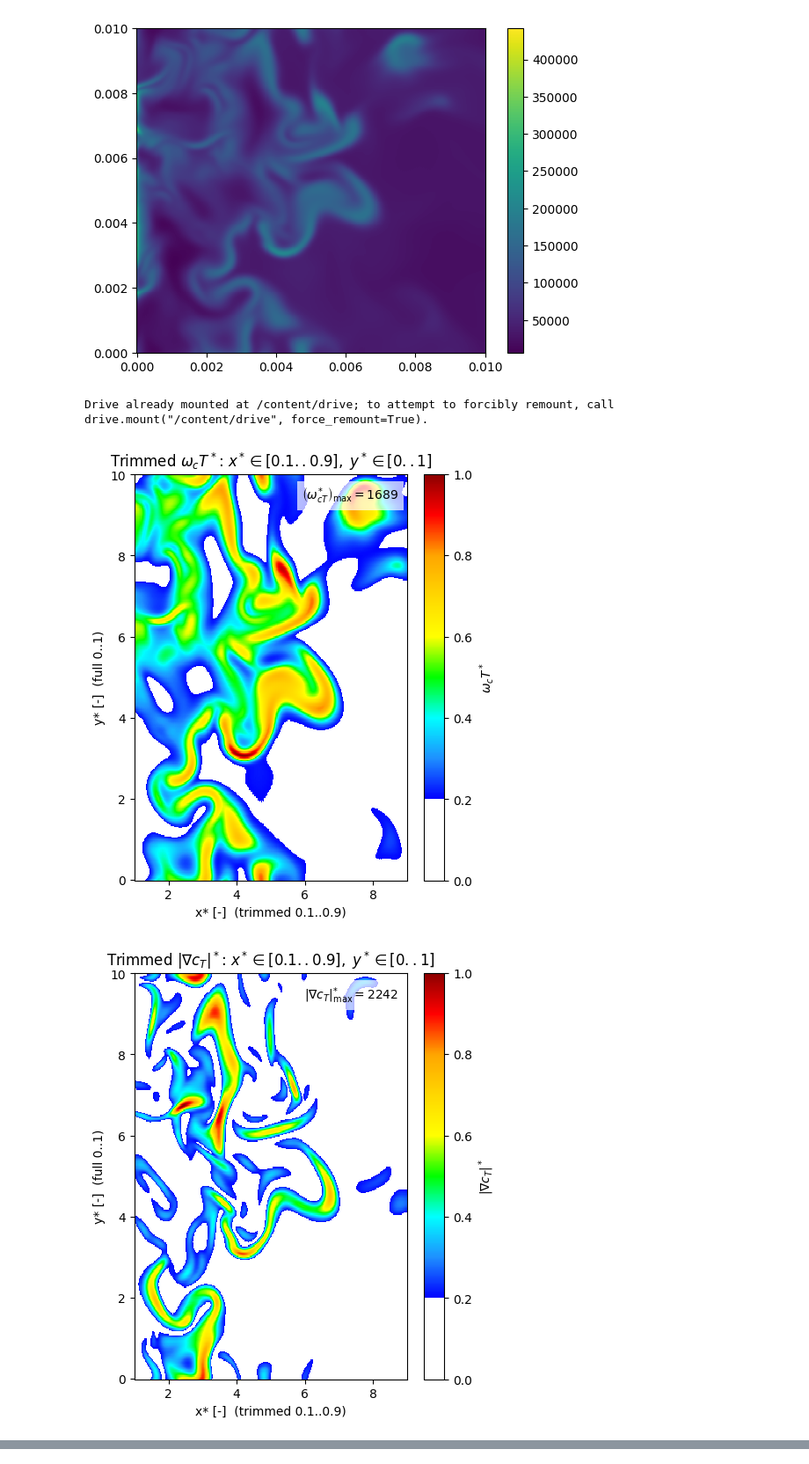
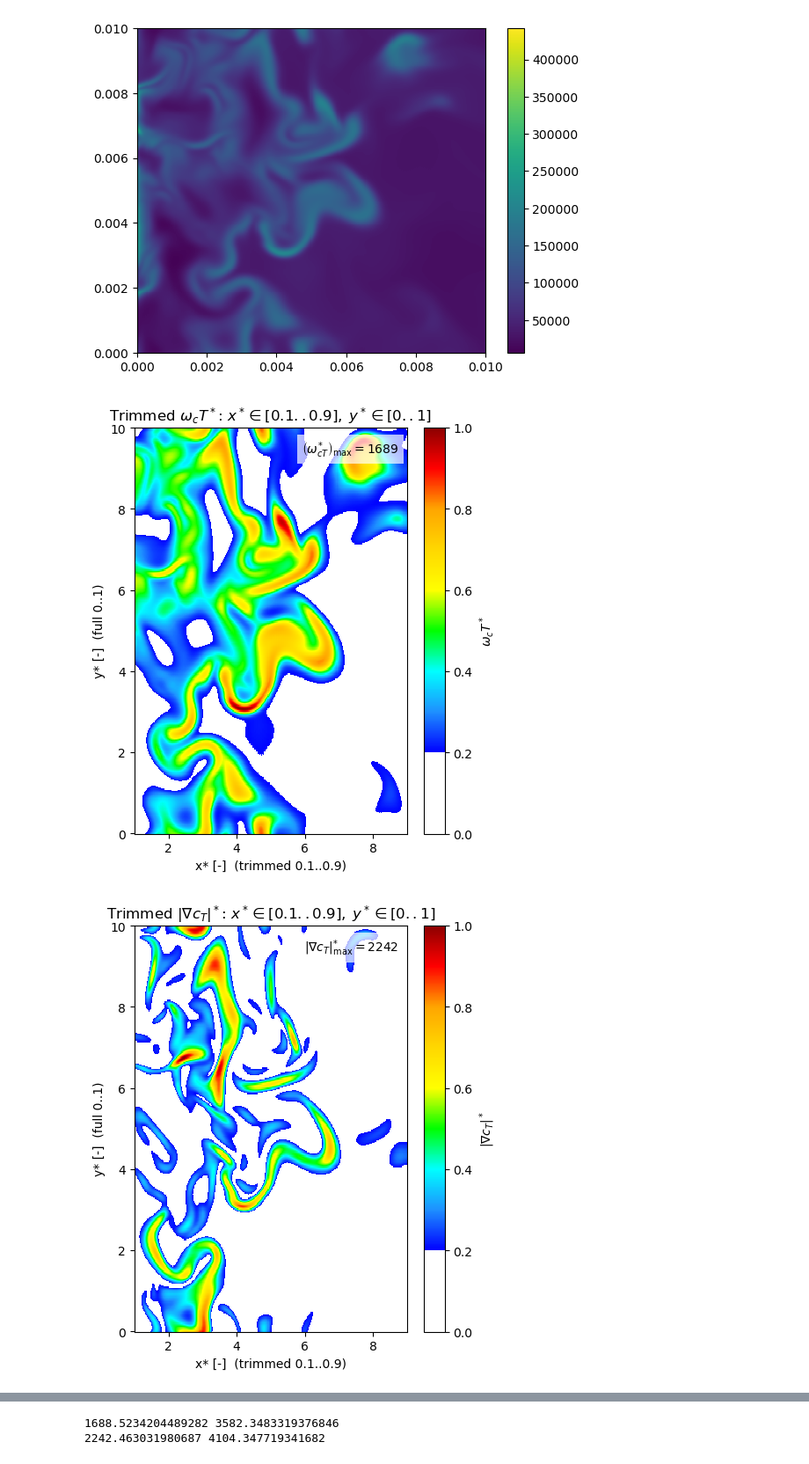
Before and after one commit to MedBox19/TAS-AE2224-I, a Jupyter notebook: mission1/Mission1.ipynb, the cells around one changed output, grey strips where cells are left out. Shown: that part at 88% size. Cells and saved outputs as stored; diff of their text form; code cells hidden in the pictures.

Commit message:
mission 1

```diff
--- a/mission1/Mission1.ipynb
+++ b/mission1/Mission1.ipynb
@@ -31,8 +26,7 @@ plt.colorbar()
 [figure]
 # %%
 # Mount Google Drive
-from google.colab import drive
-drive.mount('/content/drive')
+
 
 # Library imports
 import numpy as np
@@ -63,7 +57,7 @@ TB = 1623.47   # [K]
 ###############################################################################
 # Load Q/cp field for ω_cT
 ###############################################################################
-data_path_wct = '/content/drive/MyDrive/TAAS24-25/mission1/wtemp-slice-B1-0000080000.raw'
+data_path_wct = 'wtemp-slice-B1-0000080000.raw'
 Q_cp = np.fromfile(data_path_wct, dtype=np.float64).reshape(nx, ny)
 
 # Compute ω_cT (no trimming yet)
@@ -74,13 +68,13 @@ omega_max_cracked = np.max(omega_cT_full)
 ###############################################################################
 # Load temperature gradient field for ∇cT
 ###############################################################################
-data_path_gradT = '/content/drive/MyDrive/TAAS24-25/mission1/nablatemp-slice-B1-0000080000.raw'
+data_path_gradT = 'nablatemp-slice-B1-0000080000.raw'
 nabla_T = np.fromfile(data_path_gradT, dtype=np.float64).reshape(nx, ny)
 
 # Compute |∇cT|
-grad_cT_full = nabla_T / (TB - TU)
+nabla_cT_full = nabla_T / (TB - TU)
 
-grad_cT_cracked = np.max(grad_cT_full)
+nabla_cT_cracked = np.max(nabla_cT_full)
 
 ###############################################################################
 # 1) Normalize coordinates: x* = x / max(x_full), y* = y / max(y_full)
@@ -102,7 +96,7 @@ y_trim = y_full * 1000  # unchanged
 
 # Slice data arrays
 omega_cT = omega_cT_full[np.ix_(x_indices, y_indices)]
-grad_cT  = grad_cT_full[np.ix_(x_indices, y_indices)]
+grad_cT  = nabla_cT_full[np.ix_(x_indices, y_indices)]
 
 ###############################################################################
 # 2) Compute maxima on the trimmed domain, then normalize to [0..1]
@@ -111,7 +105,7 @@ max_omega_cT = np.max(omega_cT)
 omega_cT_star = omega_cT / max_omega_cT #omega_max_cracked
 
 max_grad_cT = np.max(grad_cT)
-grad_cT_star = grad_cT / max_grad_cT #grad_cT_cracked
+grad_cT_star = grad_cT / max_grad_cT #nabla_cT_cracked
 
 ###############################################################################
 # 3) Create a piecewise colormap
@@ -200,11 +194,11 @@ plt.text(
 plt.show()
 
 print(max_omega_cT, omega_max_cracked)
-print(max_grad_cT, grad_cT_cracked)
+print(max_grad_cT, nabla_cT_cracked)
 
 
 omega_cT_star_global = omega_cT / omega_max_cracked
-grad_cT_star_global = grad_cT / grad_cT_cracked
+grad_cT_star_global = grad_cT / nabla_cT_cracked
 
 ###############################################################################
 # 6) Plot the trimmed ω_cT*
@@ -245,33 +239,32 @@ plt.show()
 ###############################################################################
 plt.figure(figsize=(5, 6))
 
 plt.pcolor(
     x_trim,
     y_trim,
     np.moveaxis(grad_cT_star_global, (0, 1), (1, 0)),
     cmap=cmap_custom,
     shading="auto",
     vmin=0.0,
     vmax=1.0
 )
 plt.colorbar(label=r"$|\nabla c_T|^*$")
 
 plt.xlabel("x* [-]  (trimmed 0.1..0.9)")
 plt.ylabel("y* [-]  (full 0..1)")
 plt.title(r"Trimmed $|\nabla c_T|^*$: $x^*\in[0.1..0.9], \; y^*\in[0..1]$")
 
 # Annotate max
 plt.text(
     0.97, 0.97,
     rf"$|\nabla c_T|^{{*}}_{{\max}} = {max_grad_cT:.4g}$",
     transform=plt.gca().transAxes,
     ha="right",
     va="top",
     color="black",
     bbox=dict(facecolor="white", alpha=0.7, edgecolor="none")
 )
 plt.show()
 # %% [output]
-Drive already mounted at /content/drive; to attempt to forcibly remount, call drive.mount("/content/drive", force_remount=True).
-[figure, old version]
+[figure, new version]
-[figure, old version]
+[figure, new version]
@@ -279,0 +271,2 @@ Drive already mounted at /content/drive; to attempt to forcibly remount, call dr
+1688.5234204489282 3582.3483319376846
+2242.463031980687 4104.347719341682
```
Also changed, not shown: parts of 5 cells of this notebook, 1 other file.
